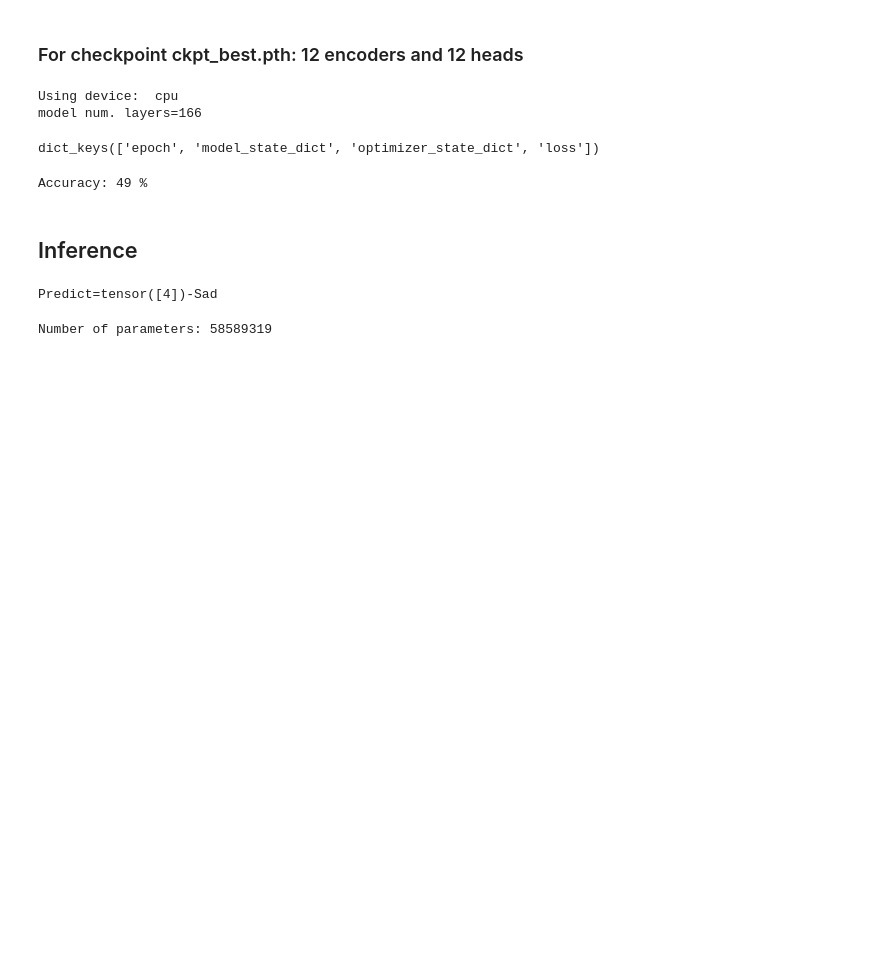
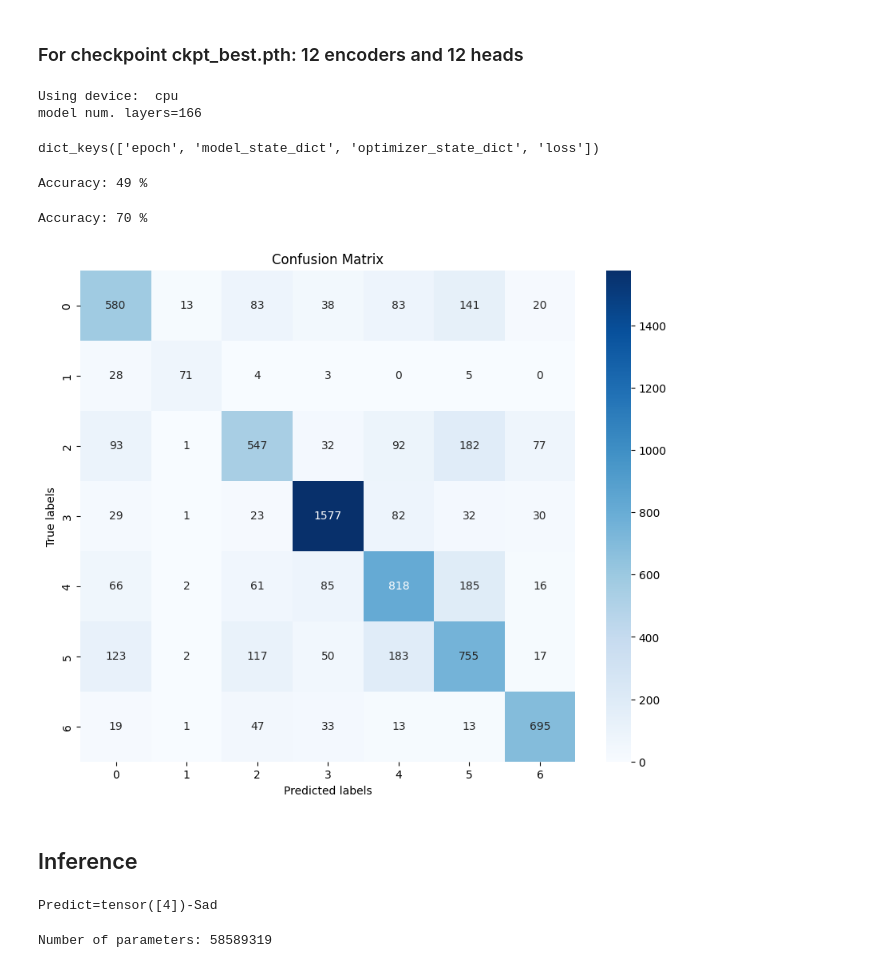
Before and after one commit to sruxll/ai_emotion_detection, a Jupyter notebook: EmotionDetection_ViT_version2.ipynb, the cells around one changed output. Cells and saved outputs as stored; diff of their text form; code cells hidden in the pictures; blank space fills up the shorter version.

Commit message:
modified ViT and add more training and visualizations

```diff
--- a/EmotionDetection_ViT_version2.ipynb
+++ b/EmotionDetection_ViT_version2.ipynb
@@ -669,6 +669,74 @@ print(f'Accuracy: {100 * correct // total} %')
 # %% [output]
 dict_keys(['epoch', 'model_state_dict', 'optimizer_state_dict', 'loss'])
 Accuracy: 49 %
+# %%
+# confusion matrix on private and public test dataset for the best model: ViT_best
+import torch
+import matplotlib.pyplot as plt
+from sklearn.metrics import confusion_matrix
+import seaborn as sns
+import numpy as np
+from torchvision.models import vit_b_16, ViT_B_16_Weights
+from tqdm import tqdm, trange
+
+# creates a transformation pipeline
+train_transform = Compose([
+    Grayscale(num_output_channels=3),
+    Resize(224),
+    ToTensor(),
+])
+
+# ImageFolder returns a dataset object that can be directly passed to a DataLoade
+train_data = ImageFolder(root=f"{data_dir_root}/train", transform=train_transform)
+test_data = ImageFolder(root=f"{data_dir_root}/test", transform=train_transform)
+
+# number of subprocesses set to 4
+train_dataloader = DataLoader(train_data, batch_size=batch_size, shuffle=True, drop_last=True, num_workers=4)
+test_dataloader = DataLoader(test_data, batch_size=batch_size, drop_last=True)
+
+# pretrained vit_b_16
+checkpoint_file_vit_b_16 = './drive/MyDrive/CS5100_Project_FacialEmotion_Lili/checkpoint/ckpt_epoch_19_pretrain_best.pth'
+
+device = torch.device("cuda" if torch.cuda.is_available() else "cpu")
+# pretrained vit_b_16 model
+model_vit_b_16 = vit_b_16(weights=ViT_B_16_Weights.IMAGENET1K_V1)
+# load vit_b_16 checkpoint
+checkpoint_vit_b_16 = torch.load(checkpoint_file_vit_b_16, map_location='cpu')
+model_vit_b_16.load_state_dict(checkpoint_vit_b_16['model_state_dict'])
+model_vit_b_16.eval()
+model_vit_b_16.to(device)
+
+correct = 0
+total = 0
+all_preds = []
+all_labels = []
+# since we're not training, we don't need to calculate the gradients for our outputs
+with torch.no_grad():
+    for data in tqdm(test_dataloader):
+        images, labels = data
+        # calculate outputs by running images through the network
+        outputs = model_vit_b_16(images.to(device))
+        # the class with the highest energy is what we choose as prediction
+        _, predicted = torch.max(outputs.data, 1)
+        predicted = predicted.detach().cpu()
+        all_preds.extend(predicted.numpy())
+        all_labels.extend(labels.numpy())
+        total += labels.size(0)
+        correct += (predicted == labels).sum().item()
+
+print(f'Accuracy: {100 * correct // total} %')
+
+# Calculate confusion matrix
+cm = confusion_matrix(all_labels, all_preds)
+plt.figure(figsize=(10, 8))
+sns.heatmap(cm, annot=True, fmt='d', cmap='Blues', xticklabels=np.arange(7), yticklabels=np.arange(7))
+plt.xlabel('Predicted labels')
+plt.ylabel('True labels')
+plt.title('Confusion Matrix')
+plt.show()
+# %% [output]
+Accuracy: 70 %
+[figure, added]
 # %% [markdown]
 ## Inference
 # %%
```
Also changed, not shown: parts of 5 cells of this notebook.
